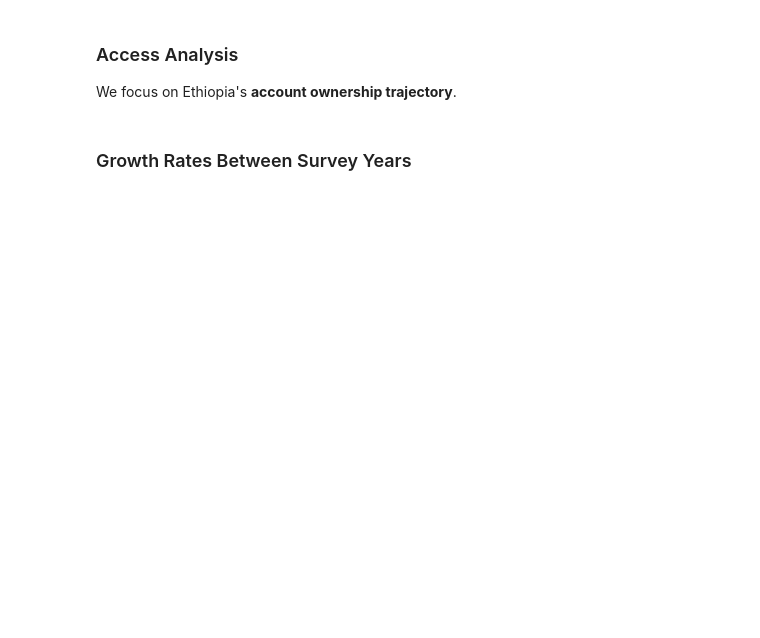
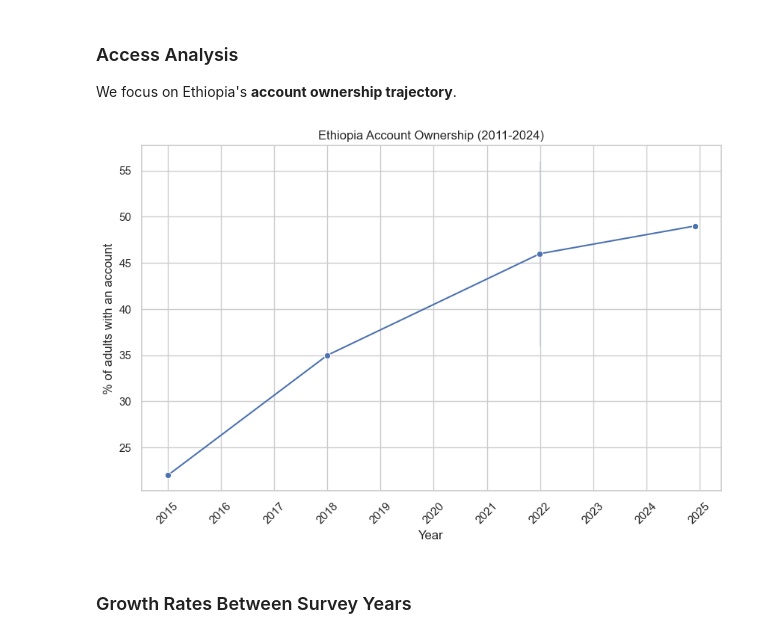
Before and after one commit to selamasnake/ethiopia-fi-forecast, a Jupyter notebook: notebooks/eda.ipynb, the cells around one changed output. Cells and saved outputs as stored; diff of their text form; code cells hidden in the pictures; blank space fills up the shorter version.

```diff
--- a/notebooks/eda.ipynb
+++ b/notebooks/eda.ipynb
@@ -90,15 +143,17 @@ We focus on Ethiopia's **account ownership trajectory**.
 # %%
 # Filter for account ownership observations
 account_obs = eda.filter_records(record_type='observation')
 account_obs = account_obs[account_obs['indicator_code'] == 'ACC_OWNERSHIP']
 
 # Plot trajectory
 sns.lineplot(data=account_obs, x='observation_date', y='value_numeric', marker='o')
-plt.title("Ethiopia Account Ownership (2015-2024)")
+plt.title("Ethiopia Account Ownership (2011-2024)")
 plt.ylabel("% of adults with an account")
 plt.xlabel("Year")
 plt.xticks(rotation=45)
 plt.show()
+# %% [output]
+[figure, added]
 # %% [markdown]
 ### Growth Rates Between Survey Years
 # %%
```
Also changed, not shown: parts of 13 cells of this notebook.
